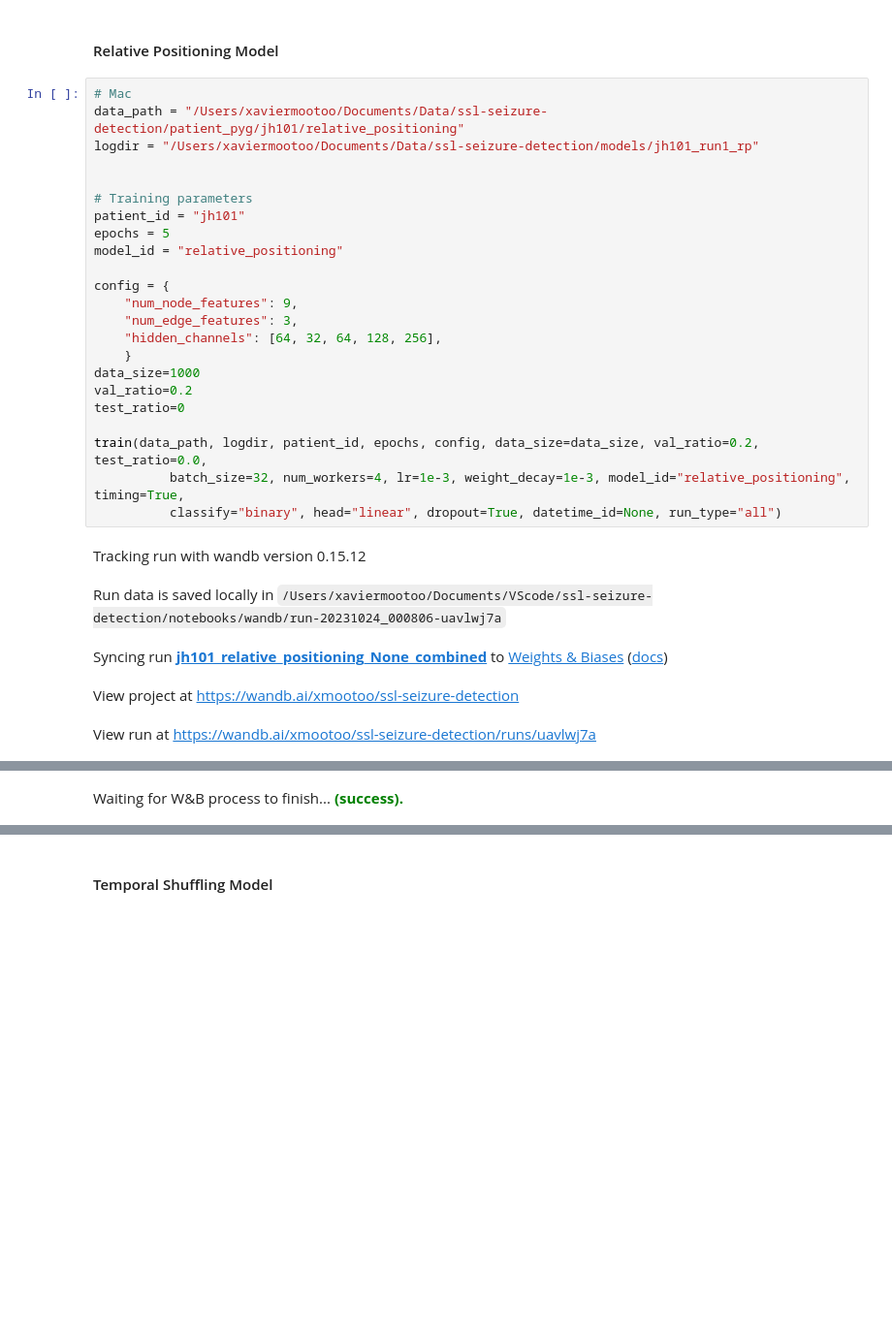
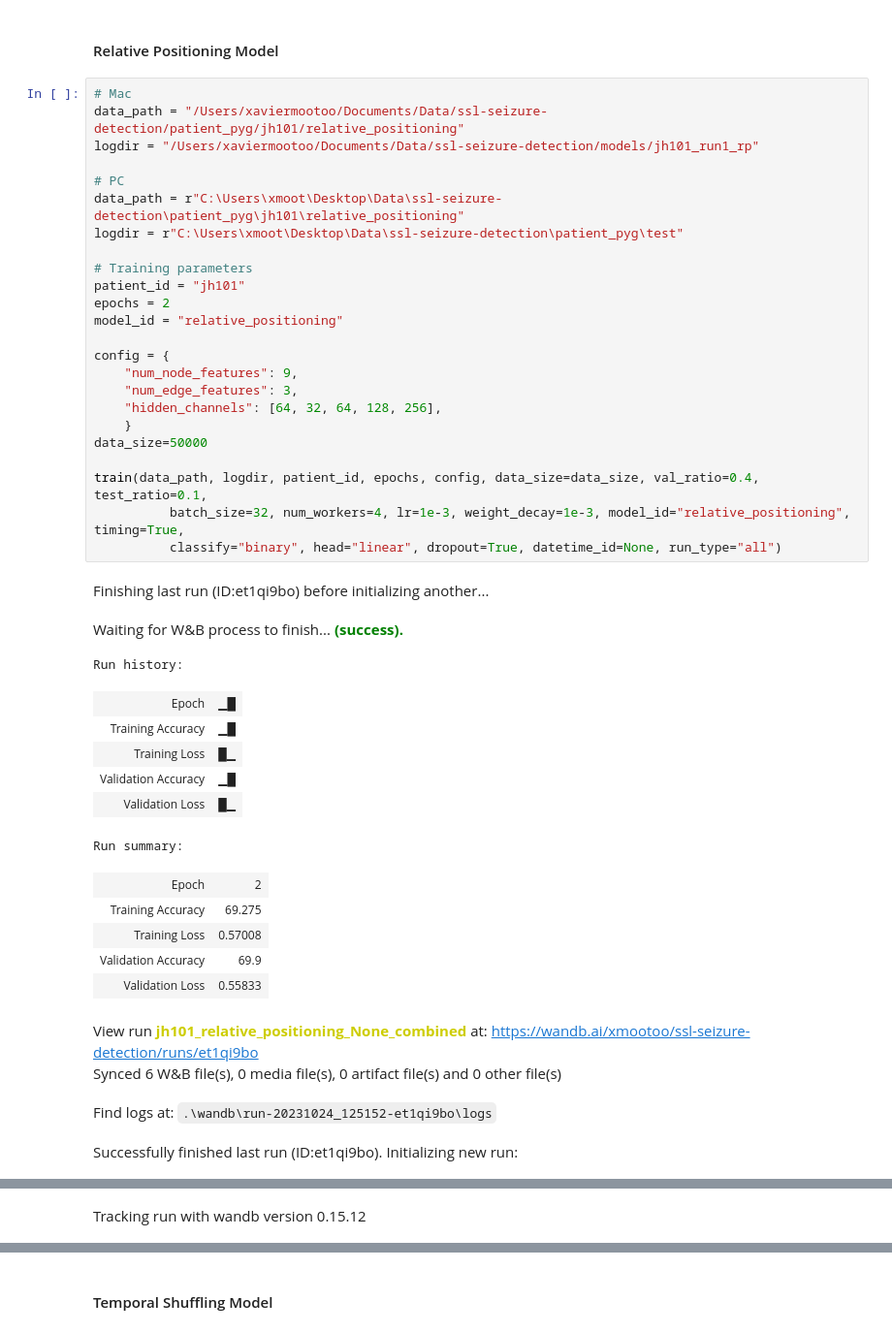
Before and after one commit to xmootoo/ssl-seizure-detection, a Jupyter notebook: notebooks/train.ipynb, the cells around one changed output, grey strips where cells are left out. Shown: that part at 97% size. Saved outputs shown, nothing was run; the diff lists cells and outputs as text; blank space fills up the shorter version.

Commit message:
New training procedure implemented.

```diff
--- a/notebooks/train.ipynb
+++ b/notebooks/train.ipynb
@@ -58,29 +58,43 @@ Run data is saved locally in /Users/xaviermootoo/Documents/VScode/ssl-seizure-de
 # %%
 # Mac
 data_path = "/Users/xaviermootoo/Documents/Data/ssl-seizure-detection/patient_pyg/jh101/relative_positioning"
 logdir = "/Users/xaviermootoo/Documents/Data/ssl-seizure-detection/models/jh101_run1_rp"
 
+# PC
+data_path = r"C:\Users\xmoot\Desktop\Data\ssl-seizure-detection\patient_pyg\jh101\relative_positioning"
+logdir = r"C:\Users\xmoot\Desktop\Data\ssl-seizure-detection\patient_pyg\test"
 
 # Training parameters
 patient_id = "jh101"
-epochs = 5
+epochs = 2
 model_id = "relative_positioning"
 
 config = {
     "num_node_features": 9,
     "num_edge_features": 3,
     "hidden_channels": [64, 32, 64, 128, 256],
     }
-data_size=1000
-val_ratio=0.2
-test_ratio=0
+data_size=50000
 
-train(data_path, logdir, patient_id, epochs, config, data_size=data_size, val_ratio=0.2, test_ratio=0.0,
+train(data_path, logdir, patient_id, epochs, config, data_size=data_size, val_ratio=0.4, test_ratio=0.1,
           batch_size=32, num_workers=4, lr=1e-3, weight_decay=1e-3, model_id="relative_positioning", timing=True,
           classify="binary", head="linear", dropout=True, datetime_id=None, run_type="all")
 # %% [output]
-Tracking run with wandb version 0.15.12
+Finishing last run (ID:et1qi9bo) before initializing another...
-Run data is saved locally in /Users/xaviermootoo/Documents/VScode/ssl-seizure-detection/notebooks/wandb/run-20231024_000806-uavlwj7a
+Waiting for W&B process to finish... (success).
+Run history:
+| Epoch | ▁█ |
+| Training Accuracy | ▁█ |
+| Training Loss | █▁ |
+| Validation Accuracy | ▁█ |
+| Validation Loss | █▁ |
+Run summary:
+| Epoch | 2 |
+| Training Accuracy | 69.275 |
+| Training Loss | 0.57008 |
+| Validation Accuracy | 69.9 |
+| Validation Loss | 0.55833 |
-Syncing run jh101_relative_positioning_None_combined to Weights & Biases (docs)
+View run jh101_relative_positioning_None_combined at: https://wandb.ai/xmootoo/ssl-seizure-detection/runs/et1qi9bo
+Synced 6 W&B file(s), 0 media file(s), 0 artifact file(s) and 0 other file(s)
-View project at https://wandb.ai/xmootoo/ssl-seizure-detection
+Find logs at: .\wandb\run-20231024_125152-et1qi9bo\logs
-View run at https://wandb.ai/xmootoo/ssl-seizure-detection/runs/uavlwj7a
+Successfully finished last run (ID:et1qi9bo). Initializing new run:
@@ -104 +101 @@ Training complete.
-Waiting for W&B process to finish... (success).
+Tracking run with wandb version 0.15.12
```
Also changed, not shown: parts of 4 cells of this notebook, 2 other files.
